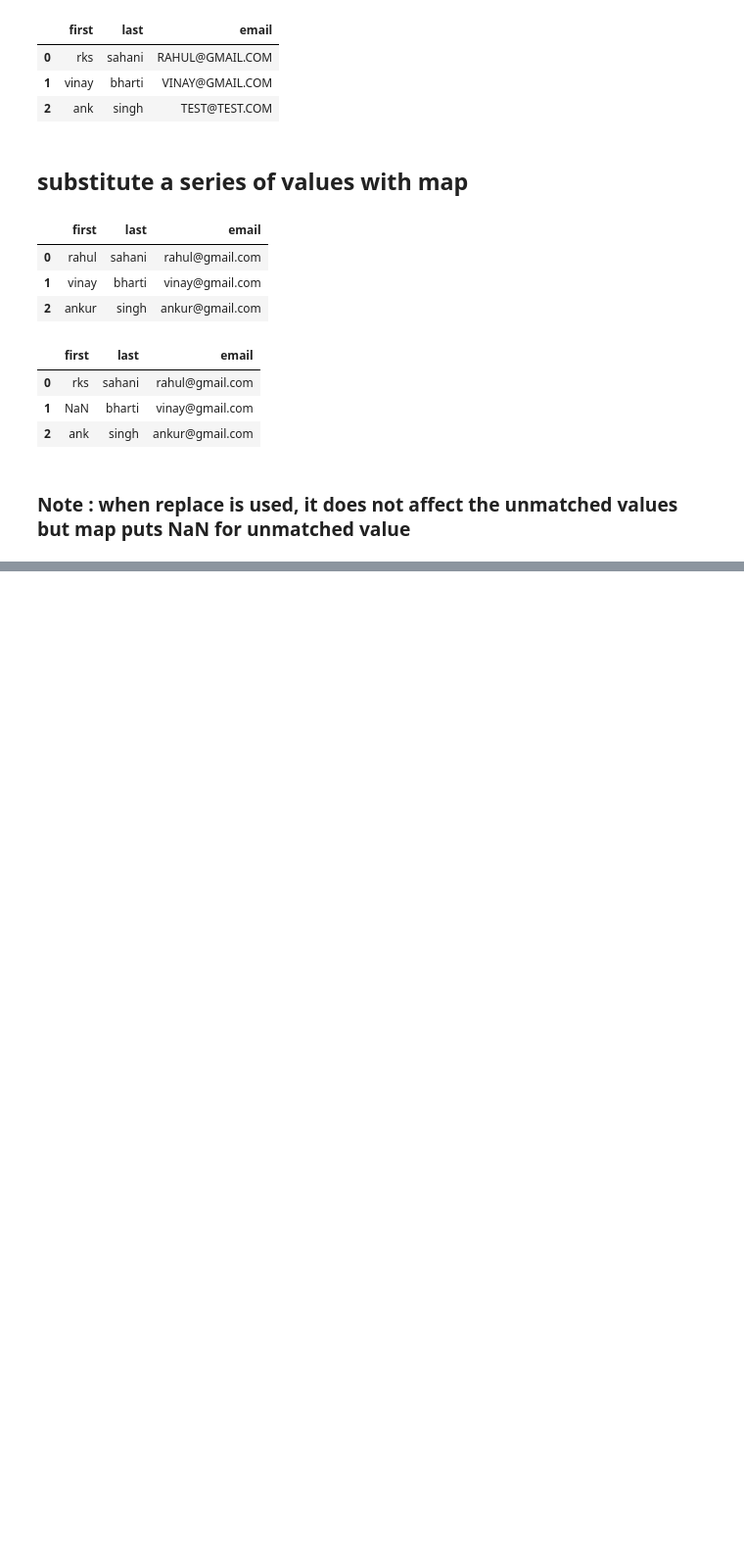
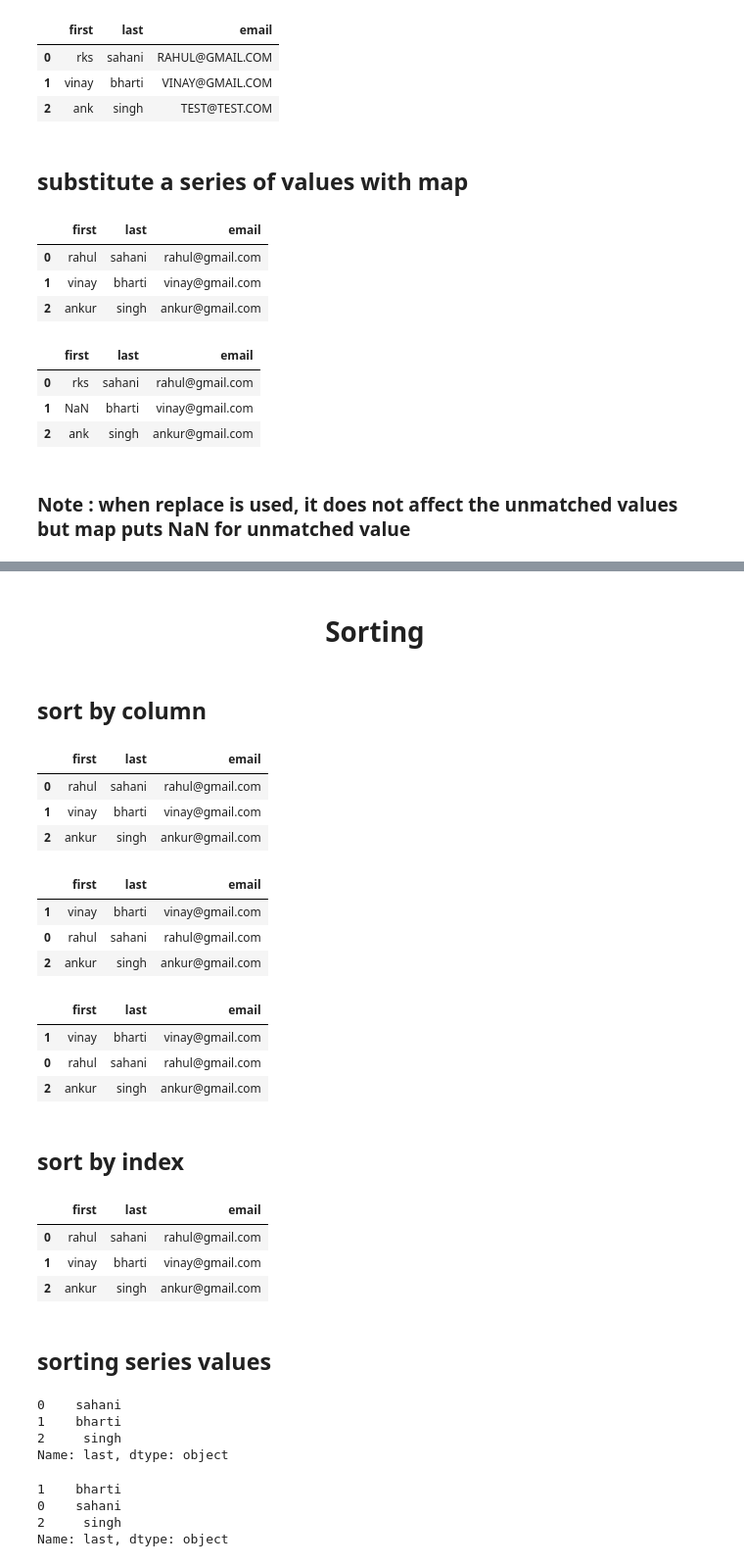
Before and after one commit to iamrahulsahani/PythonLibraries, a Jupyter notebook: Pandas.ipynb, the cells around one changed output, grey strips where cells are left out. Shown: that part at 98% size. Saved outputs shown, nothing was run; the diff lists cells and outputs as text; code cells hidden in the pictures; blank space fills up the shorter version.

```diff
--- a/Pandas.ipynb
+++ b/Pandas.ipynb
@@ -707,0 +708,50 @@ temp
+# %% [markdown]
+#        <center>   Sorting    <center>
+# %% [markdown]
+## sort by column
+# %%
+temp
+# %% [output]
+|  | first | last | email |
+| 0 | rahul | sahani | rahul@gmail.com |
+| 1 | vinay | bharti | vinay@gmail.com |
+| 2 | ankur | singh | ankur@gmail.com |
+# %%
+temp.sort_values(by="last", ascending=True, inplace = False) #sorting single columns
+# %% [output]
+|  | first | last | email |
+| 1 | vinay | bharti | vinay@gmail.com |
+| 0 | rahul | sahani | rahul@gmail.com |
+| 2 | ankur | singh | ankur@gmail.com |
+# %%
+temp.sort_values(["last","first"], ascending=True) #sorting multiple columns
+# %% [output]
+|  | first | last | email |
+| 1 | vinay | bharti | vinay@gmail.com |
+| 0 | rahul | sahani | rahul@gmail.com |
+| 2 | ankur | singh | ankur@gmail.com |
+# %% [markdown]
+## sort by index
+# %%
+temp.sort_index() #sorting by index
+# %% [output]
+|  | first | last | email |
+| 0 | rahul | sahani | rahul@gmail.com |
+| 1 | vinay | bharti | vinay@gmail.com |
+| 2 | ankur | singh | ankur@gmail.com |
+# %% [markdown]
+## sorting series values
+# %%
+temp['last']
+# %% [output]
+0    sahani
+1    bharti
+2     singh
+Name: last, dtype: object
+# %%
+temp['last'].sort_values()
+# %% [output]
+1    bharti
+0    sahani
+2     singh
+Name: last, dtype: object
```
Also changed, not shown: parts of 58 cells of this notebook.
